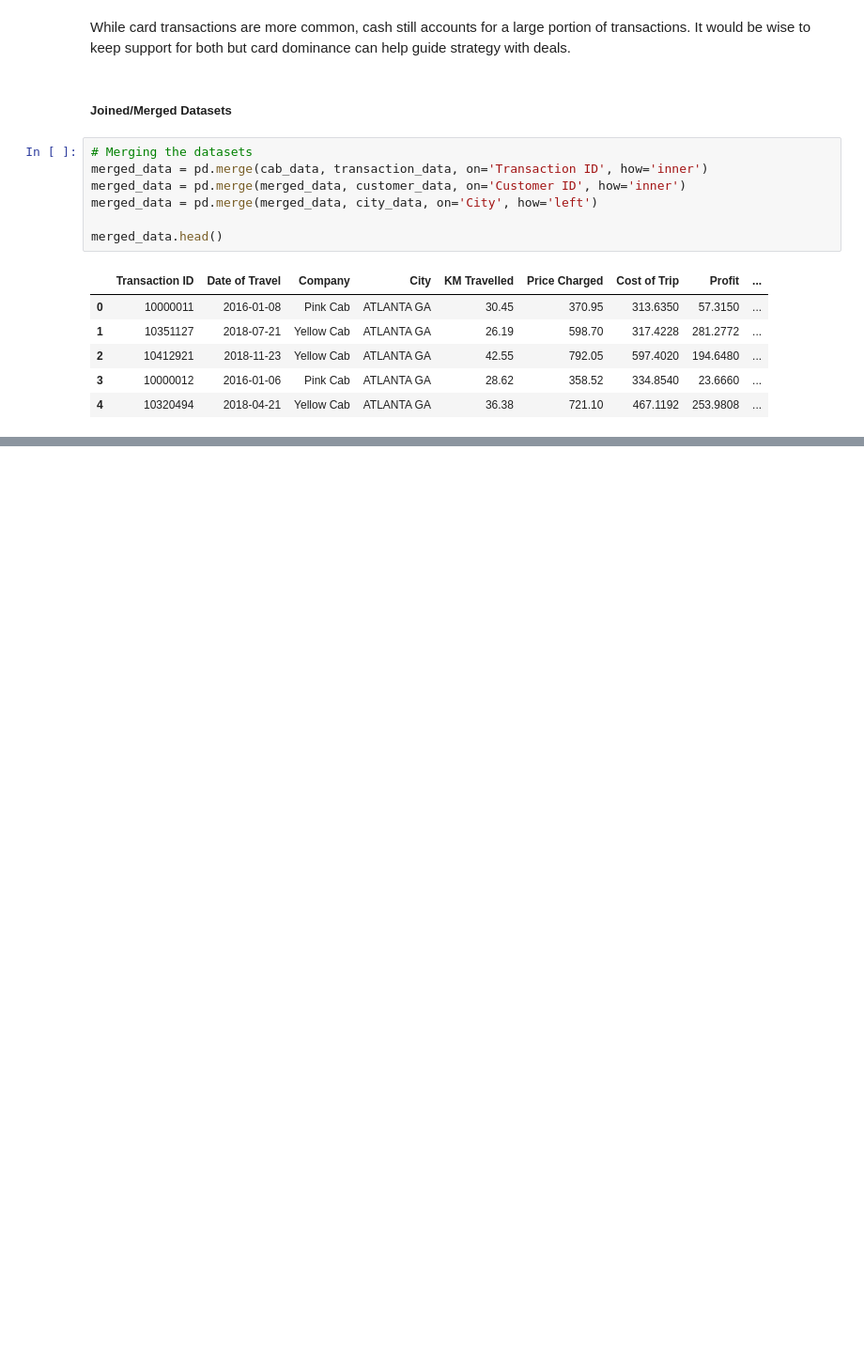
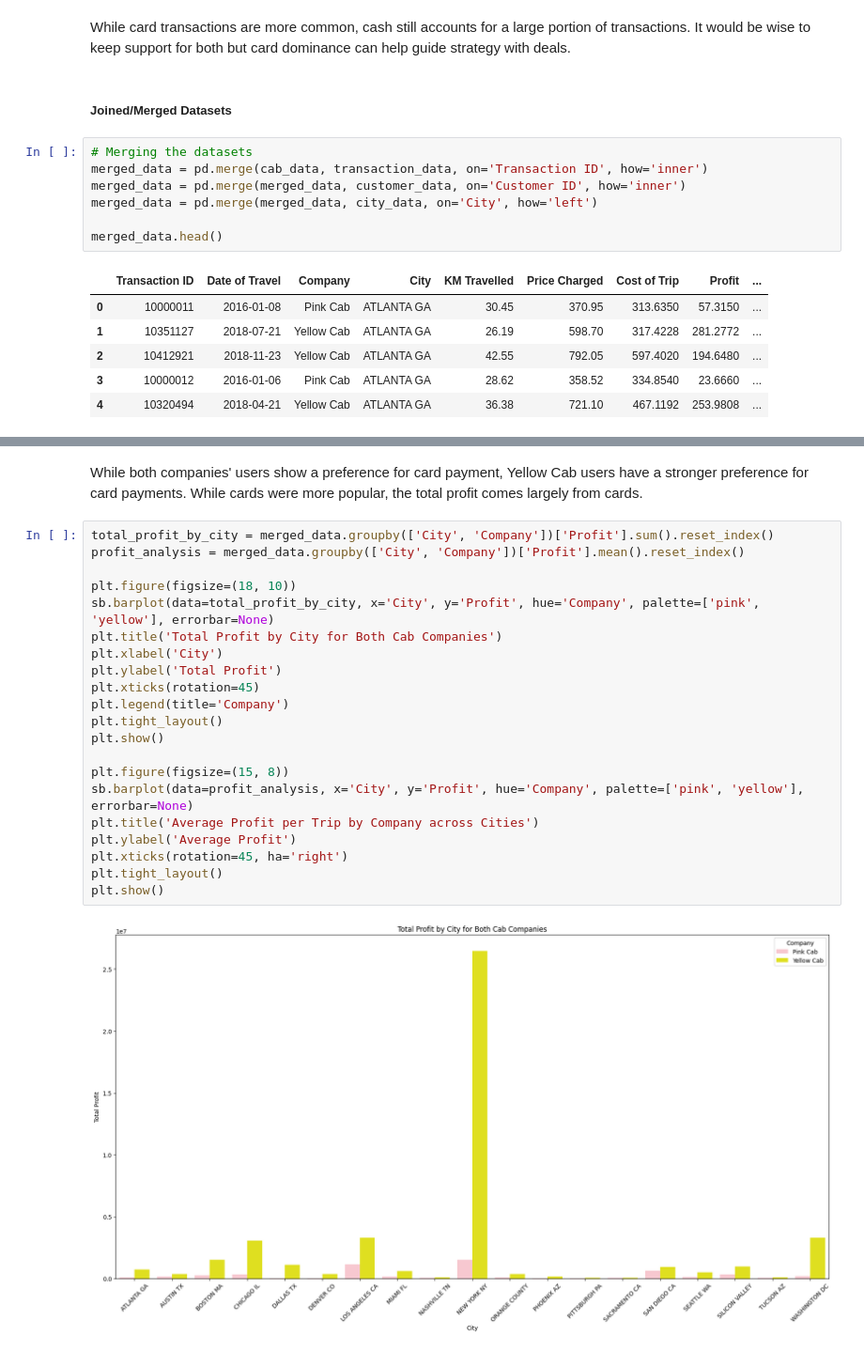
Before and after one commit to matthewiversen/data-glacier-internship, a Jupyter notebook: week-2/notebook.ipynb, the cells around one changed output, grey strips where cells are left out. Shown at 94% size. Drawn from its saved outputs; the diff is of its cells as text; blank space fills up the shorter version.

```diff
--- a/week-2/notebook.ipynb
+++ b/week-2/notebook.ipynb
@@ -692,0 +715,25 @@ plt.show()
+# %% [markdown]
+While both companies' users show a preference for card payment, Yellow Cab users have a stronger preference for card payments. While cards were more popular, the total profit comes largely from cards.
+# %%
+total_profit_by_city = merged_data.groupby(['City', 'Company'])['Profit'].sum().reset_index()
+profit_analysis = merged_data.groupby(['City', 'Company'])['Profit'].mean().reset_index()
+
+plt.figure(figsize=(18, 10))
+sb.barplot(data=total_profit_by_city, x='City', y='Profit', hue='Company', palette=['pink', 'yellow'], errorbar=None)
+plt.title('Total Profit by City for Both Cab Companies')
+plt.xlabel('City')
+plt.ylabel('Total Profit')
+plt.xticks(rotation=45)
+plt.legend(title='Company')
+plt.tight_layout()
+plt.show()
+
+plt.figure(figsize=(15, 8))
+sb.barplot(data=profit_analysis, x='City', y='Profit', hue='Company', palette=['pink', 'yellow'], errorbar=None)
+plt.title('Average Profit per Trip by Company across Cities')
+plt.ylabel('Average Profit')
+plt.xticks(rotation=45, ha='right')
+plt.tight_layout()
+plt.show()
+# %% [output]
+[figure, added]
```
Also changed, not shown: parts of 10 cells of this notebook.
